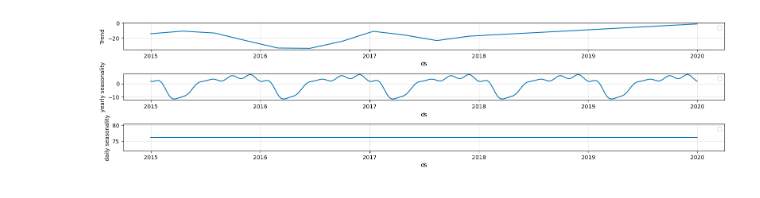
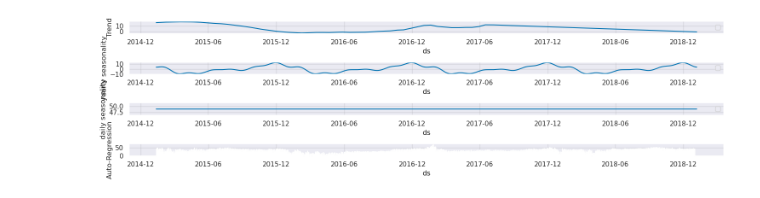
Before and after one commit to maranemil/docker_srv_playground, a Jupyter notebook: srv_jupyter/forecasting/neuralprophet.ipynb, the cells around one changed output. Saved outputs shown, nothing was run; the diff lists cells and outputs as text; code cells hidden in the pictures.

```diff
--- a/srv_jupyter/forecasting/neuralprophet.ipynb
+++ b/srv_jupyter/forecasting/neuralprophet.ipynb
@@ -86,0 +266,34 @@ fig_forecast = m.plot(forecast,figsize=(16,2))
+# %%
+
+mbc = NeuralProphet(
+    n_forecasts=6,
+    n_lags=12,
+    n_changepoints=50,
+    learning_rate=1.0,
+    #n_changepoints=100,
+    #loss_func="MSE",
+    growth='linear',
+    yearly_seasonality=True,
+    weekly_seasonality=False,
+    daily_seasonality=True,
+    #n_lags=24*3,
+    #learning_rate=0.003,
+    epochs=g_epochs,
+)
+#df_train, df_valid = df[:int(len(df)*0.8)], df[int(len(df)*0.8):]
+#df_valid, df_test = df_valid[:len(df_valid)//2], df_valid[len(df_valid)//2:]
+
+df_train, df_test = mbc.split_df(df, valid_p=0.2)
+#df_train, df_valid = mbc.split_df(df, valid_p=0.1)
+#df_valid, df_test = mbc.split_df(df_valid, valid_p=0.1)
+#train_metrics = mbc.fit(df_train)
+#test_metrics = mbc.test(df_test)
+#print(len(df_train), len(df_test), len(df_valid))
+print(len(df_train), len(df_test))
+
+
+#df_train_mbc, df_test_mbc = mbc.split_df(df, freq='D') # ,
+#df_train, df_test = m.split_df(df[["ds","y"]], freq='D') #
+#df_train, df_test = m.split_df(df[["ds","y"]], freq='D') # , valid_p = 1.0/12
+#metrics_mb = mbc.fit(df_train_mbc, freq='D', validation_df=df_test_mbc) # ,  epochs=20
+#metrics_mb.tail(1)
@@ -86,0 +308,3 @@ fig_forecast = m.plot(forecast,figsize=(16,2))
+# %%
+metrics = mbc.fit(df_train, freq='D', validation_df=df_test,epochs=g_epochs)
+metrics.tail()
@@ -86,0 +318,4 @@ fig_forecast = m.plot(forecast,figsize=(16,2))
+# %%
+future_mbc = mbc.make_future_dataframe(df, periods=356, n_historic_predictions=True) # n_historic_predictions=len(df)
+forecast_mbc = mbc.predict(future_mbc)
+forecast_mbc
@@ -87,4 +340,4 @@ fig_forecast = m.plot(forecast,figsize=(16,2))
 # %%
-fig_components = m.plot_components(forecast,figsize=(16,4))
+fig_components = m.plot_components(forecast_mbc,figsize=(15,4))
 # %% [output]
-[figure, old version]
+[figure, new version]
```
Also changed, not shown: parts of 32 cells of this notebook, 11 other files.
